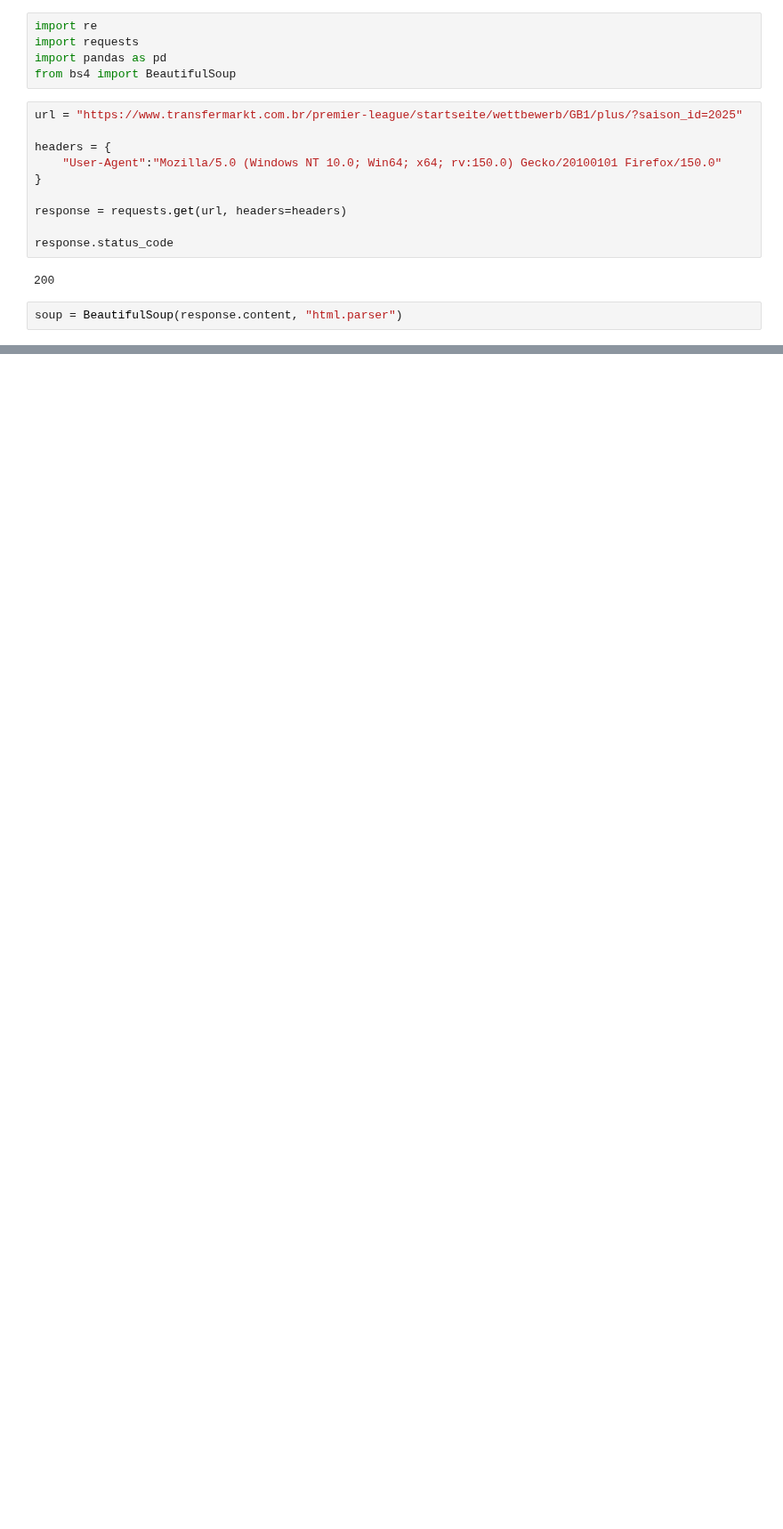
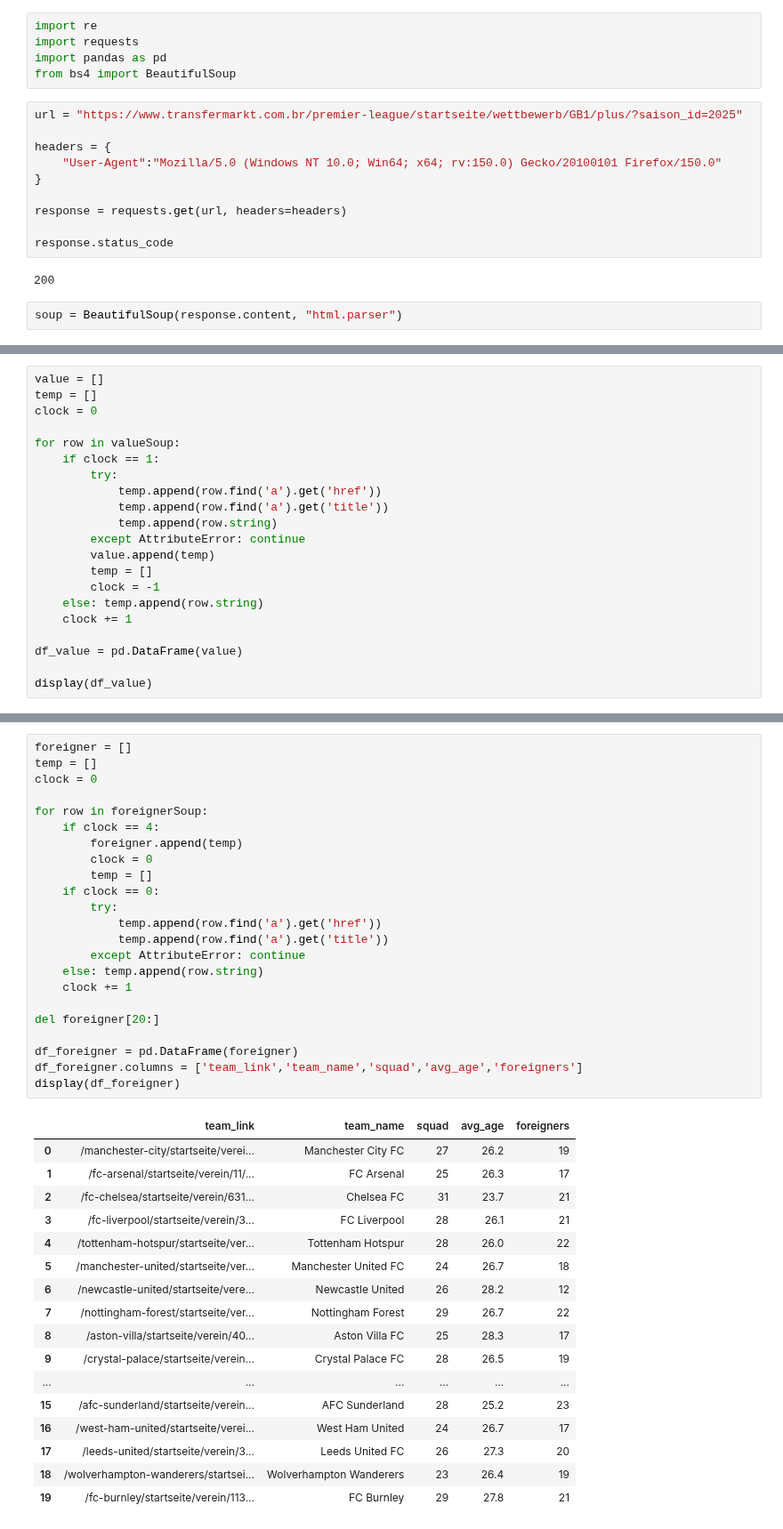
Before and after one commit to DaviGriebler/transfermarkt_scraping, a Jupyter notebook: scraping_value.ipynb, the cells around one changed output, grey strips where cells are left out. Shown at 89% size. Saved outputs shown, nothing was run; the diff lists cells and outputs as text; blank space fills up the shorter version.

Commit message:
fix scraping_value logic

```diff
--- a/scraping_value.ipynb
+++ b/scraping_value.ipynb
@@ -165,0 +81,21 @@ None
+# %%
+value = []
+temp = []
+clock = 0
+
+for row in valueSoup:
+    if clock == 1:
+        try:
+            temp.append(row.find('a').get('href'))
+            temp.append(row.find('a').get('title'))
+            temp.append(row.string)
+        except AttributeError: continue
+        value.append(temp)
+        temp = []
+        clock = -1
+    else: temp.append(row.string)
+    clock += 1
+
+df_value = pd.DataFrame(value)
+
+display(df_value)
@@ -165,0 +120,41 @@ None
+# %%
+foreigner = []
+temp = []
+clock = 0
+
+for row in foreignerSoup:
+    if clock == 4:
+        foreigner.append(temp)
+        clock = 0
+        temp = []
+    if clock == 0:
+        try:
+            temp.append(row.find('a').get('href'))
+            temp.append(row.find('a').get('title'))
+        except AttributeError: continue
+    else: temp.append(row.string)
+    clock += 1
+
+del foreigner[20:]
+
+df_foreigner = pd.DataFrame(foreigner)
+df_foreigner.columns = ['team_link','team_name','squad','avg_age','foreigners']
+display(df_foreigner)
+# %% [output]
+|  | team_link | team_name | squad | avg_age | foreigners |
+| 0 | /manchester-city/startseite/verei... | Manchester City FC | 27 | 26.2 | 19 |
+| 1 | /fc-arsenal/startseite/verein/11/... | FC Arsenal | 25 | 26.3 | 17 |
+| 2 | /fc-chelsea/startseite/verein/631... | Chelsea FC | 31 | 23.7 | 21 |
+| 3 | /fc-liverpool/startseite/verein/3... | FC Liverpool | 28 | 26.1 | 21 |
+| 4 | /tottenham-hotspur/startseite/ver... | Tottenham Hotspur | 28 | 26.0 | 22 |
+| 5 | /manchester-united/startseite/ver... | Manchester United FC | 24 | 26.7 | 18 |
+| 6 | /newcastle-united/startseite/vere... | Newcastle United | 26 | 28.2 | 12 |
+| 7 | /nottingham-forest/startseite/ver... | Nottingham Forest | 29 | 26.7 | 22 |
+| 8 | /aston-villa/startseite/verein/40... | Aston Villa FC | 25 | 28.3 | 17 |
+| 9 | /crystal-palace/startseite/verein... | Crystal Palace FC | 28 | 26.5 | 19 |
+| ... | ... | ... | ... | ... | ... |
+| 15 | /afc-sunderland/startseite/verein... | AFC Sunderland | 28 | 25.2 | 23 |
+| 16 | /west-ham-united/startseite/verei... | West Ham United | 24 | 26.7 | 17 |
+| 17 | /leeds-united/startseite/verein/3... | Leeds United FC | 26 | 27.3 | 20 |
+| 18 | /wolverhampton-wanderers/startsei... | Wolverhampton Wanderers | 23 | 26.4 | 19 |
+| 19 | /fc-burnley/startseite/verein/113... | FC Burnley | 29 | 27.8 | 21 |
```
Also changed, not shown: parts of 8 cells of this notebook.
